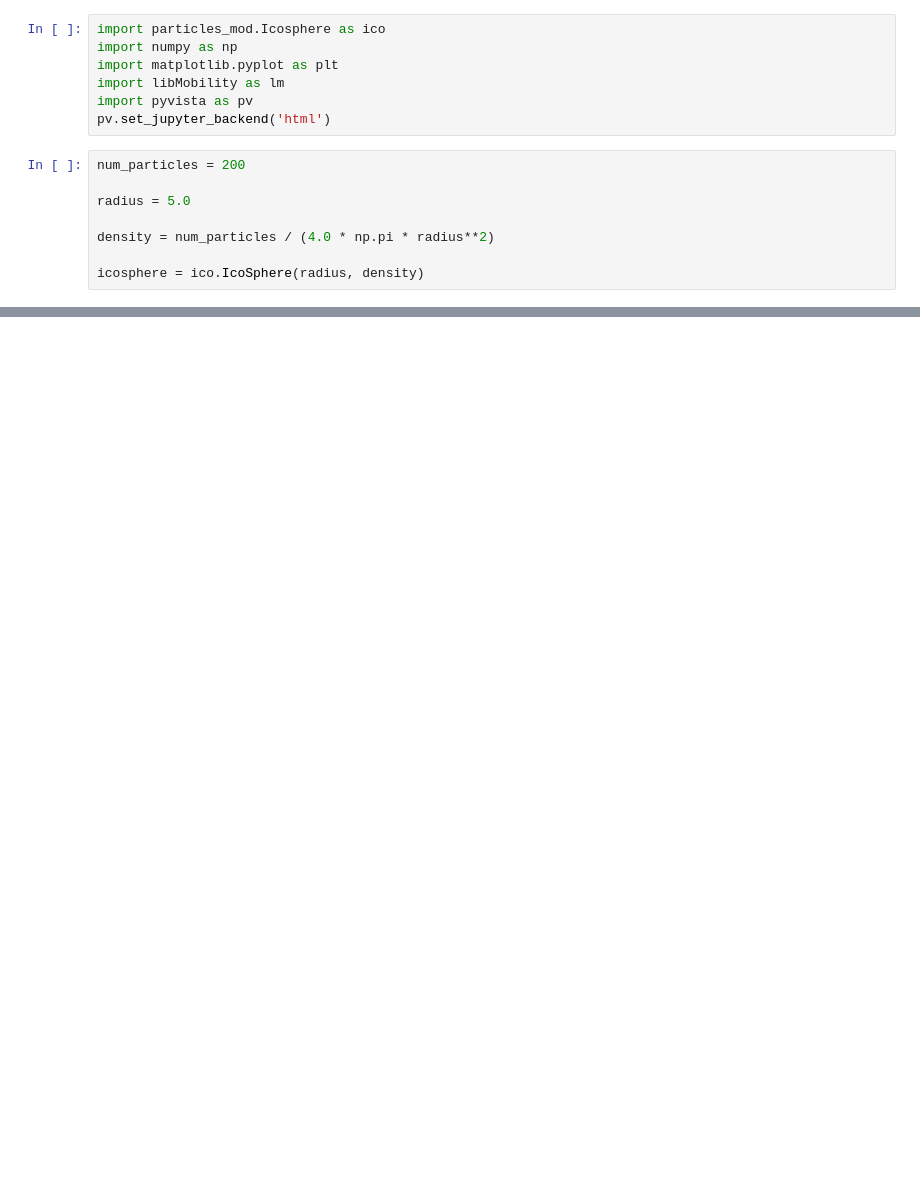
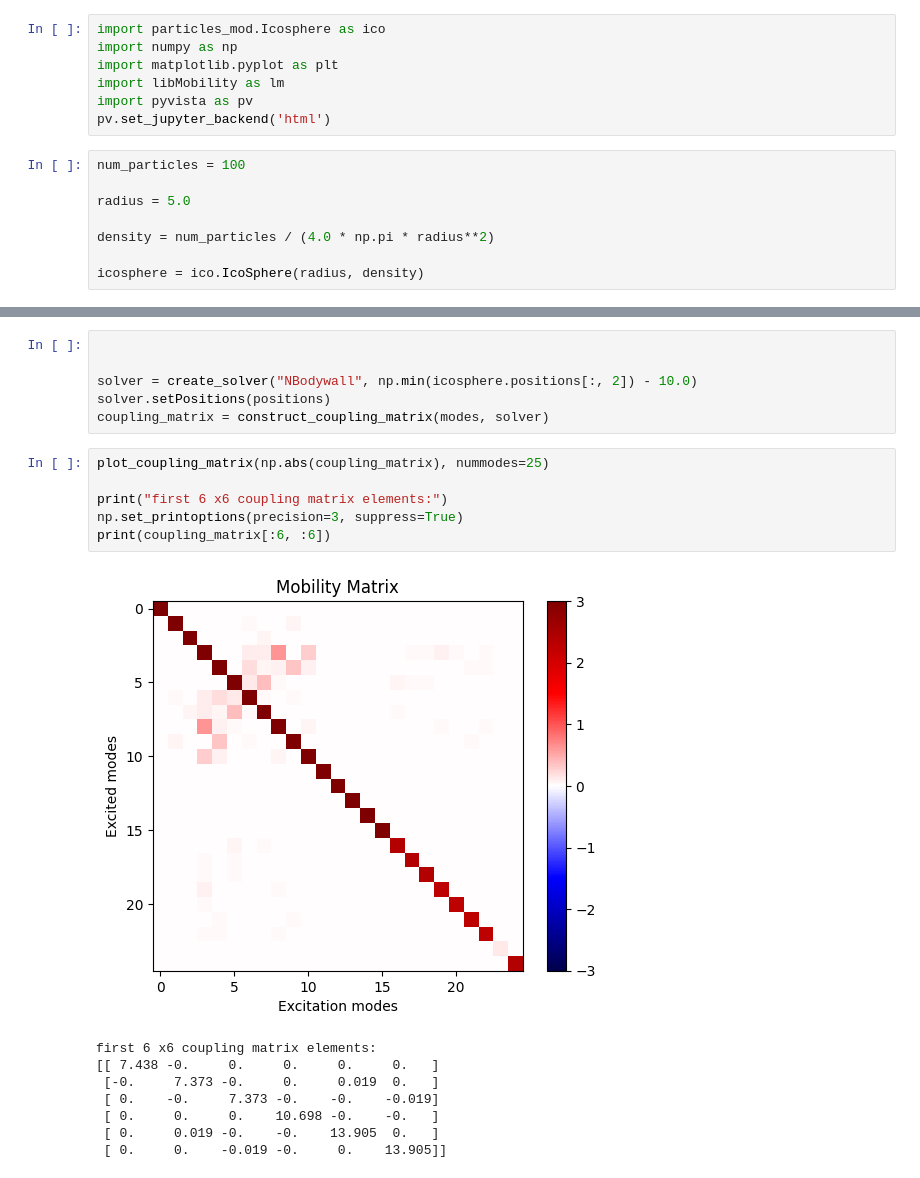
Before and after one commit to JJkrokoder/hydrodynamic_int, a Jupyter notebook: examples/icosphere_diag/oscilation_modes_deco.ipynb, the cells around one changed output, grey strips where cells are left out. Saved outputs shown, nothing was run; the diff lists cells and outputs as text; blank space fills up the shorter version.

```diff
--- a/examples/icosphere_diag/oscilation_modes_deco.ipynb
+++ b/examples/icosphere_diag/oscilation_modes_deco.ipynb
@@ -6,7 +6,7 @@ import libMobility as lm
 import pyvista as pv
 pv.set_jupyter_backend('html')
 # %%
-num_particles = 200
+num_particles = 100
 
 radius = 5.0
 
@@ -182,0 +222,21 @@ plt.show()
+# %%
+
+
+solver = create_solver("NBodywall", np.min(icosphere.positions[:, 2]) - 10.0)
+solver.setPositions(positions)
+coupling_matrix = construct_coupling_matrix(modes, solver)
+# %%
+plot_coupling_matrix(np.abs(coupling_matrix), nummodes=25)
+
+print("first 6 x6 coupling matrix elements:")
+np.set_printoptions(precision=3, suppress=True)
+print(coupling_matrix[:6, :6])
+# %% [output]
+[figure, added]
+first 6 x6 coupling matrix elements:
+[[ 7.438 -0.     0.     0.     0.     0.   ]
+ [-0.     7.373 -0.     0.     0.019  0.   ]
+ [ 0.    -0.     7.373 -0.    -0.    -0.019]
+ [ 0.     0.     0.    10.698 -0.    -0.   ]
+ [ 0.     0.019 -0.    -0.    13.905  0.   ]
+ [ 0.     0.    -0.019 -0.     0.    13.905]]
```
Also changed, not shown: parts of 10 cells of this notebook, 1 other file.
